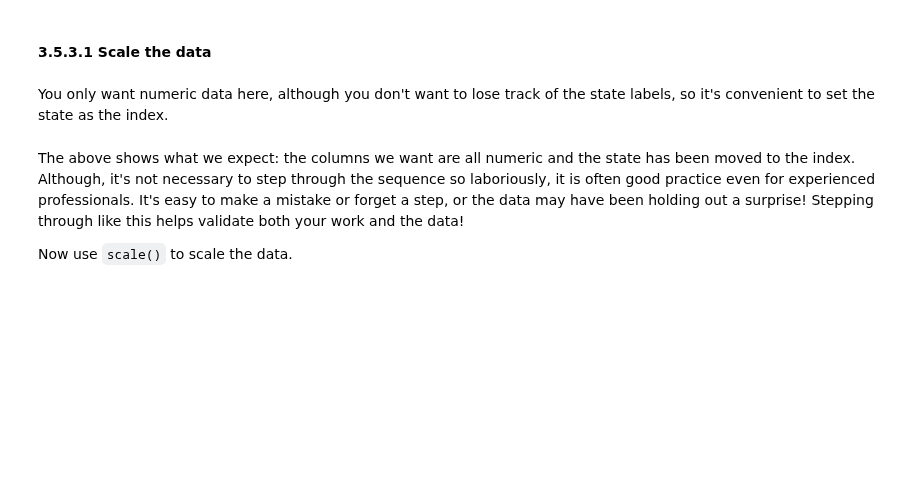
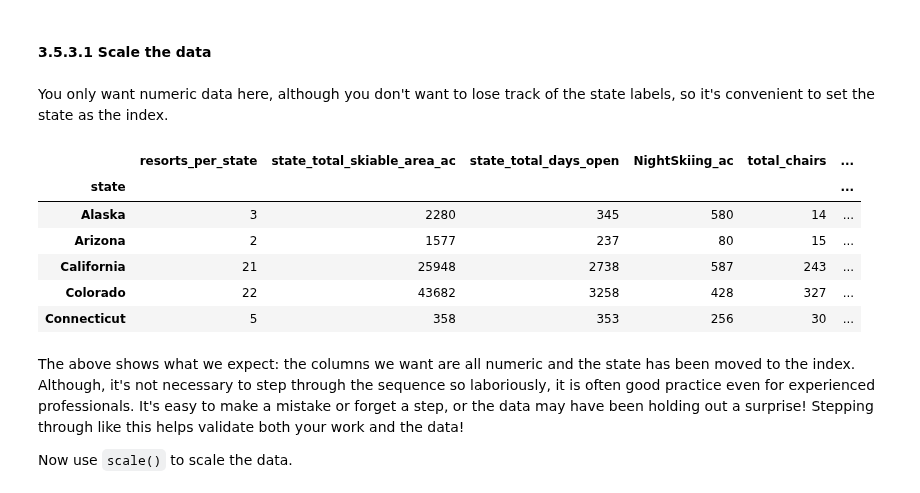
Before and after one commit to keb101/Image-Classification-Indian-Clothing, a Jupyter notebook: 03_exploratory_data_analysis.ipynb, the cells around one changed output. Saved outputs shown, nothing was run; the diff lists cells and outputs as text; code cells hidden in the pictures; blank space fills up the shorter version.

```diff
--- a/03_exploratory_data_analysis.ipynb
+++ b/03_exploratory_data_analysis.ipynb
@@ -291,12 +291,20 @@ You only want numeric data here, although you don't want to lose track of the st
 # %%
 #Code task 1#
 #Create a new dataframe, `state_summary_scale` from `state_summary` whilst setting the index to 'state'
-state_summary_scale = state_summary.set_index(___)
+state_summary_scale = state_summary.set_index('state')
 #Save the state labels (using the index attribute of `state_summary_scale`) into the variable 'state_summary_index'
-state_summary_index = state_summary_scale.___
+state_summary_index = state_summary_scale.index
 #Save the column names (using the `columns` attribute) of `state_summary_scale` into the variable 'state_summary_columns'
-state_summary_columns = state_summary_scale.___
+state_summary_columns = state_summary_scale.columns
 state_summary_scale.head()
+# %% [output]
+|  | resorts_per_state | state_total_skiable_area_ac | state_total_days_open | NightSkiing_ac | total_chairs | ... |
+| state |  |  |  |  |  | ... |
+| Alaska | 3 | 2280 | 345 | 580 | 14 | ... |
+| Arizona | 2 | 1577 | 237 | 80 | 15 | ... |
+| California | 21 | 25948 | 2738 | 587 | 243 | ... |
+| Colorado | 22 | 43682 | 3258 | 428 | 327 | ... |
+| Connecticut | 5 | 358 | 353 | 256 | 30 | ... |
 # %% [markdown]
 The above shows what we expect: the columns we want are all numeric and the state has been moved to the index. Although, it's not necessary to step through the sequence so laboriously, it is often good practice even for experienced professionals. It's easy to make a mistake or forget a step, or the data may have been holding out a surprise! Stepping through like this helps  validate both your work and the data!
 
```
Also changed, not shown: parts of 20 cells of this notebook.
